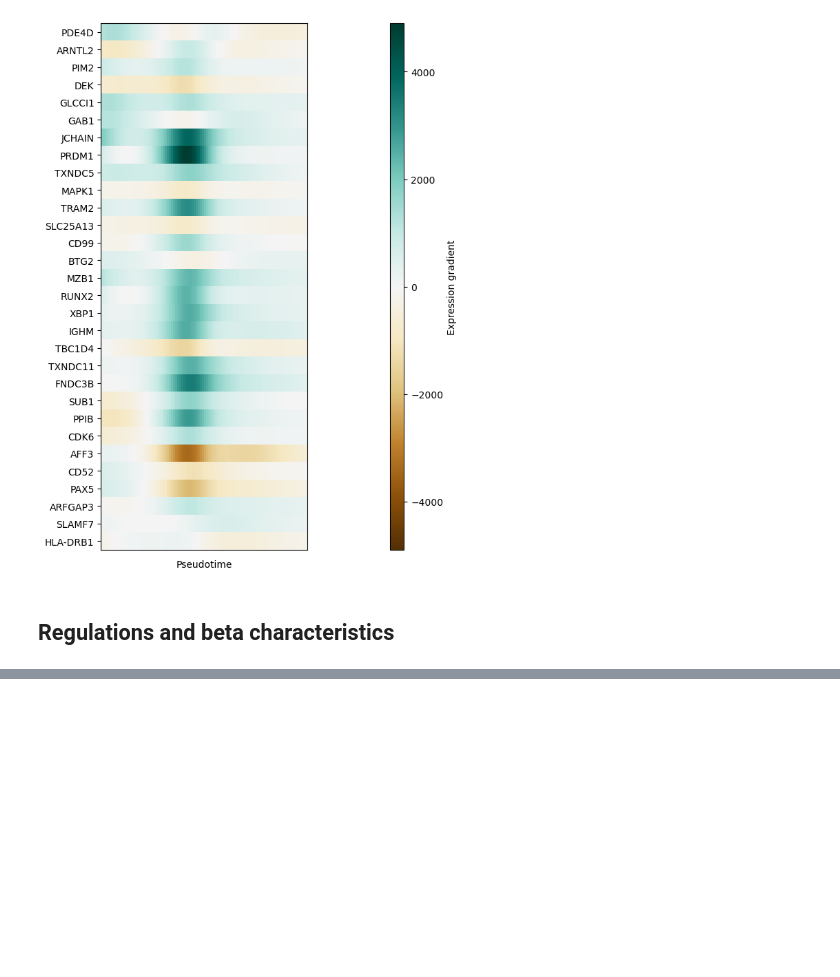
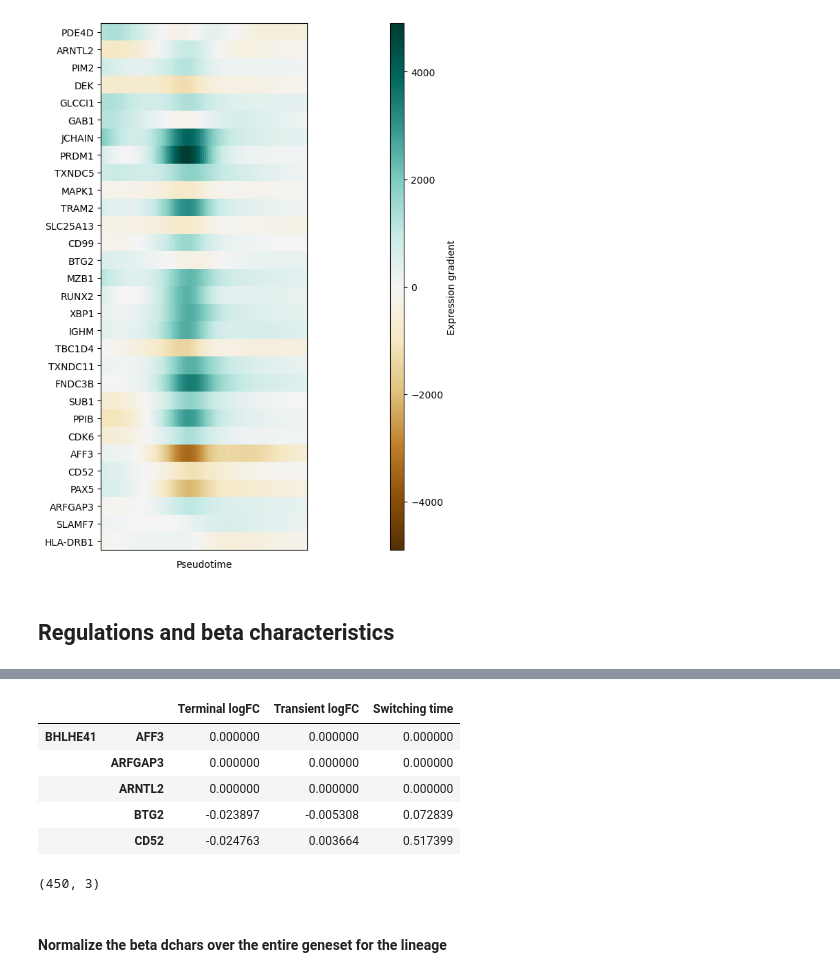
Before and after one commit to sachha-naksha/B_Cell_States, a Jupyter notebook: multiome_dynamic_regulation/py_scripts/analysis/global_grn_dynamics.ipynb, the cells around one changed output, grey strips where cells are left out. Drawn from its saved outputs; the diff is of its cells as text; code cells hidden in the pictures; blank space fills up the shorter version.

```diff
--- a/multiome_dynamic_regulation/py_scripts/analysis/global_grn_dynamics.ipynb
+++ b/multiome_dynamic_regulation/py_scripts/analysis/global_grn_dynamics.ipynb
@@ -588,0 +680,50 @@ fig, gradients, ordered_genes = fig_clustered_expression_gradient_heatmap(
+# %%
+import pandas as pd
+import numpy as np
+from multiprocessing import Pool
+import math
+from tqdm import tqdm
+
+def process_chunk(args):
+    """Process a chunk of curves to compute characteristics"""
+    chunk_df, dtime = args
+    results = {}
+    for idx in chunk_df.index:
+        curve = chunk_df.loc[idx]
+        char_dict = compute_curve_characteristics(pd.DataFrame(curve).T, dtime)
+        results[idx] = char_dict.iloc[0]
+    return pd.DataFrame.from_dict(results, orient='index')
+
+# Split data into chunks
+n_cores = 8  # Adjust based on your CPU
+chunk_size = math.ceil(len(betas_dcurve_pb) / n_cores)
+chunks = []
+
+for i in range(0, len(betas_dcurve_pb), chunk_size):
+    chunk = betas_dcurve_pb.iloc[i:i + chunk_size]
+    chunks.append((chunk, dtime))
+
+# Process chunks in parallel with progress bar
+with Pool(n_cores) as pool:
+    results = list(tqdm(
+        pool.imap(process_chunk, chunks),
+        total=len(chunks),
+        desc="Processing curves"
+    ))
+
+# Combine results and sort
+final_dchar_pb = pd.concat(results).sort_index()
+final_dchar_pb.to_csv(os.path.join(output_folder, 'betas_chars_pb_15_30.csv'))
+# %%
+display(final_dchar_pb.head())
+display(final_dchar_pb.shape)
+# %% [output]
+|  |  | Terminal logFC | Transient logFC | Switching time |
+| BHLHE41 | AFF3 | 0.000000 | 0.000000 | 0.000000 |
+|  | ARFGAP3 | 0.000000 | 0.000000 | 0.000000 |
+|  | ARNTL2 | 0.000000 | 0.000000 | 0.000000 |
+|  | BTG2 | -0.023897 | -0.005308 | 0.072839 |
+|  | CD52 | -0.024763 | 0.003664 | 0.517399 |
+(450, 3)
+# %% [markdown]
+#### Normalize the beta dchars over the entire geneset for the lineage
```
Also changed, not shown: parts of 25 cells of this notebook, 1 other file.
